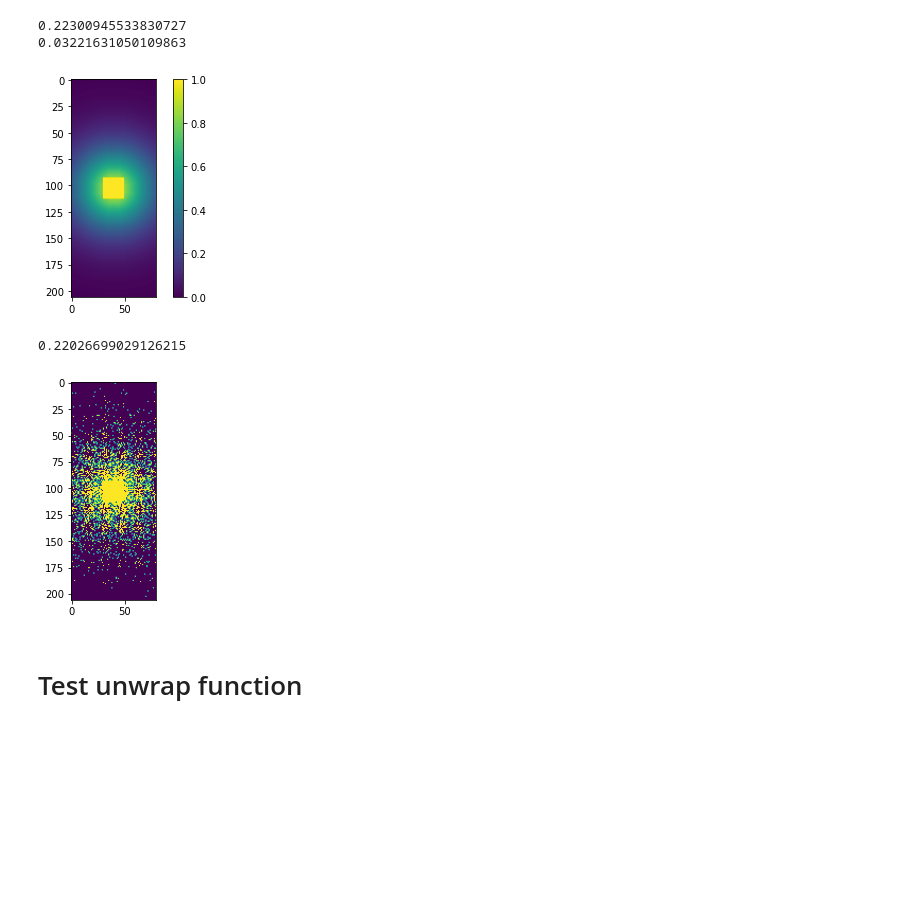
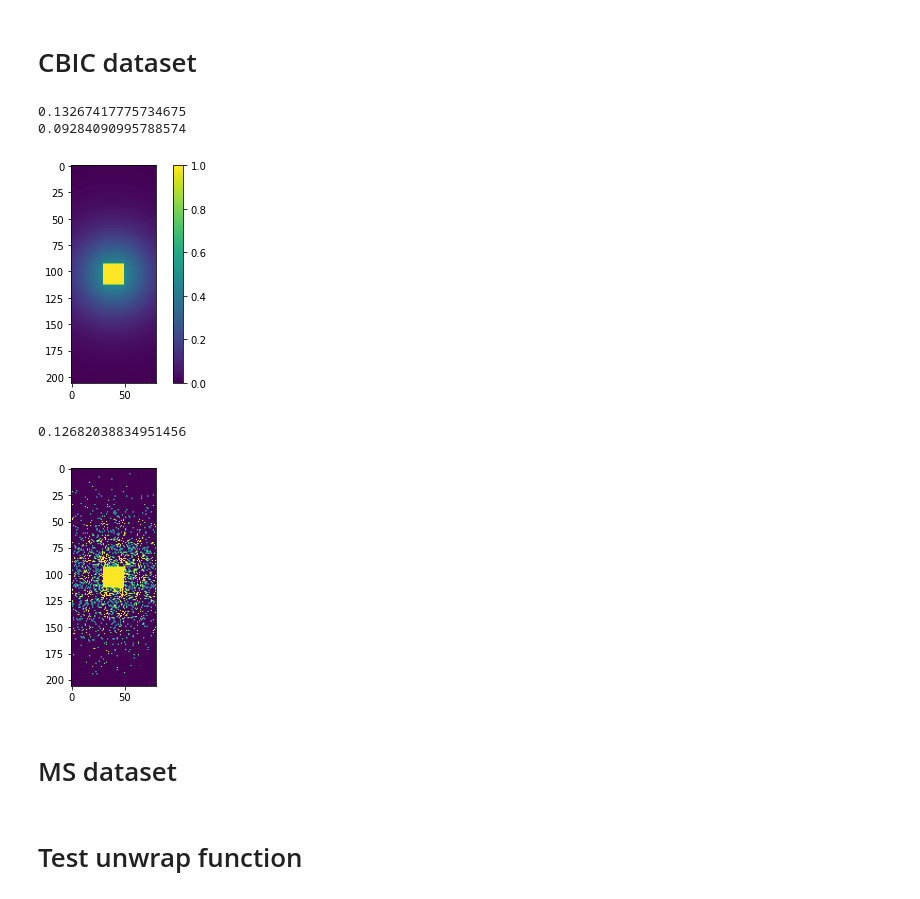
Before and after one commit to Jinwei1209/LARO, a Jupyter notebook: bayesOpt/sum-opt.ipynb, the cells around one changed output. Drawn from its saved outputs; the diff is of its cells as text; code cells hidden in the pictures; blank space fills up the shorter version.

```diff
--- a/bayesOpt/sum-opt.ipynb
+++ b/bayesOpt/sum-opt.ipynb
@@ -98,23 +91,25 @@ print(time.time() - t0)
+# %% [markdown]
+# CBIC dataset
 # %%
 t0 = time.time()
 # a=1.5, b=2.92 for 23.77%, a=1.5, b=3.46 for 18.62%, a=1.5, b=4.25 for 13.90%,
 p_pattern2 = gen_pattern2(a=1.5, b=2.92, num_row=206, num_col=80, r_spacing=1)
-p_pattern2 = rescalePmask(p_pattern2, 0.22)  # 0.22 or 0.12
+p_pattern2 = rescalePmask(p_pattern2, 0.12)  # 0.22 or 0.12
 p_pattern2[103-10:103+10, 40-10:40+10] = 1
 plt.figure()
 plt.imshow(p_pattern2)
 plt.colorbar()
 
 print(np.mean(p_pattern2))
 
 print(time.time() - t0)
 # %% [output]
-0.22300945533830727
-0.03221631050109863
+0.13267417775734675
+0.09284090995788574
-[figure, old version]
+[figure, new version]
 # %%
-# mean_value = 0.126820388349515
-mean_value = 0.220266990291262
+mean_value = 0.126820388349515
+# mean_value = 0.220266990291262
 u = np.random.uniform(0, 1, size=(206, 80))
 mask2 = p_pattern2>u
 while abs(np.mean(mask2) - mean_value) > 1e-10:
@@ -125,7 +120,9 @@ while abs(np.mean(mask2) - mean_value) > 1e-10:
 plt.imshow(mask2)
 print(np.mean(mask2))
 # %% [output]
-0.22026699029126215
+0.12682038834951456
-[figure, old version]
+[figure, new version]
 # %%
 writecfl('mask_0.2m', mask2)
+# %% [markdown]
+# MS dataset
```
Also changed, not shown: parts of 5 cells of this notebook, 11 other files.
